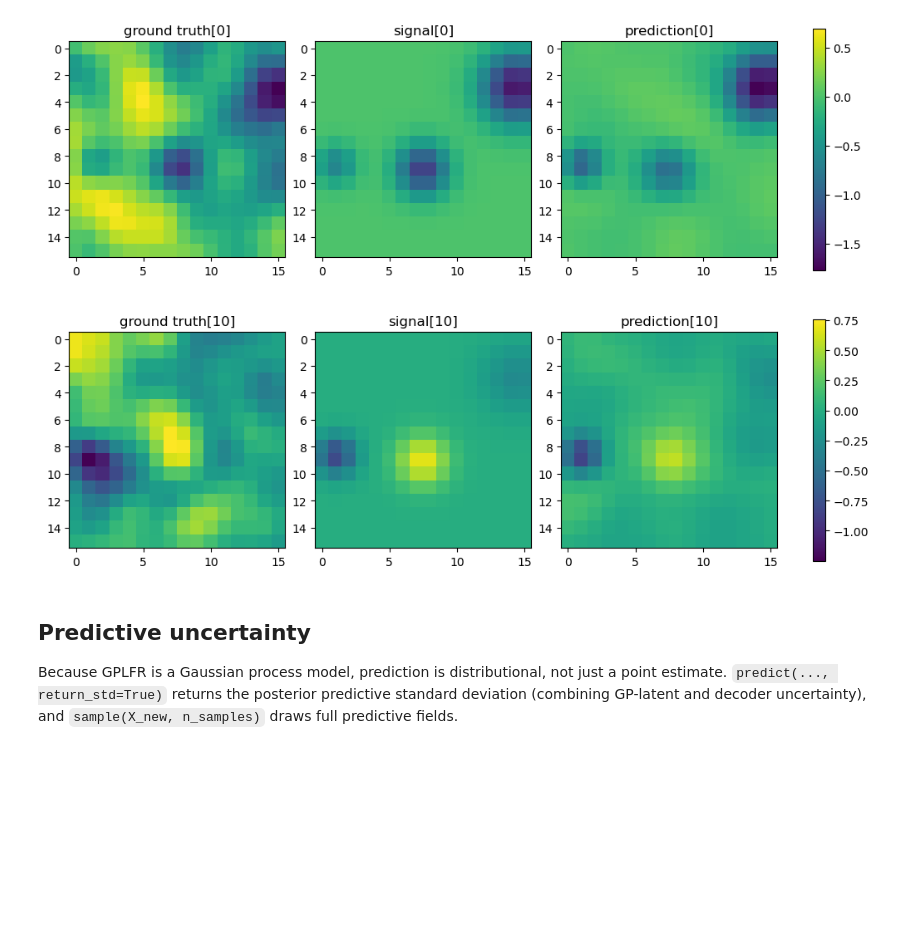
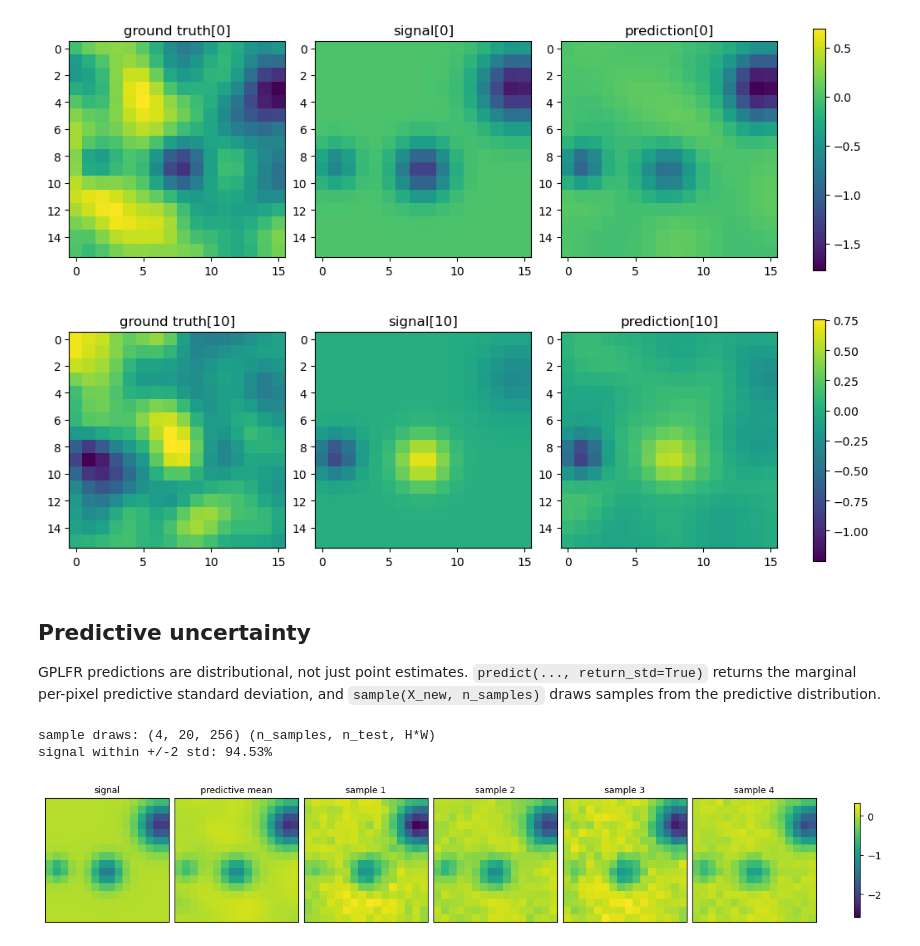
Before and after one commit to edstevenson/GPLFR, a Jupyter notebook: demos/quickstart.ipynb, the cells around one changed output. Saved outputs shown, nothing was run; the diff lists cells and outputs as text; code cells hidden in the pictures; blank space fills up the shorter version.

```diff
--- a/demos/quickstart.ipynb
+++ b/demos/quickstart.ipynb
@@ -81,25 +81,35 @@ plt.show()
 # %% [markdown]
 ## Predictive uncertainty
 
-Because GPLFR is a Gaussian process model, prediction is distributional, not just a
-point estimate. `predict(..., return_std=True)` returns the posterior predictive
-standard deviation (combining GP-latent and decoder uncertainty), and
-`sample(X_new, n_samples)` draws full predictive fields.
+GPLFR predictions are distributional, not just point estimates.
+`predict(..., return_std=True)` returns the marginal per-pixel
+predictive standard deviation, and
+`sample(X_new, n_samples)` draws samples from the predictive distribution.
 # %%
 X_test_t = torch.from_numpy(X_test)
 mean, std = model.predict(X_test_t, return_std=True)
-draws = model.sample(X_test_t, n_samples=200, seed=0)
-
-# Calibration sanity check: how often the signal falls within +/- 2 std of the mean.
-within_2std = np.mean(np.abs(Y_sig_test - mean) <= 2.0 * std)
-print(f"signal within +/-2 std: {within_2std:.2%}   mean predictive std: {std.mean():.3f}")
+draws = model.sample(X_test_t, n_samples=4, seed=0)
 print(f"sample draws: {draws.shape} (n_samples, n_test, H*W)")
 
-idx = 0
-fields = ((Y_sig_test[idx].reshape(H, W), "signal"), (mean[idx].reshape(H, W), "predictive mean"), (std[idx].reshape(H, W), "predictive std"))
-fig, axes = plt.subplots(1, 3, figsize=(10, 3.2), constrained_layout=True)
-for ax, (field, title) in zip(axes, fields):
-    im = ax.imshow(field, cmap="viridis")
-    ax.set_title(title)
-    fig.colorbar(im, ax=ax, shrink=0.8)
+# Marginal calibration: how often the signal falls within +/- 2 std of the mean.
+within_2std = np.mean(np.abs(Y_sig_test - mean) <= 2.0 * std)
+print(f"signal within +/-2 std: {within_2std:.2%}")
+
+# Predictive samples vary in a structured, spatially correlated way around the mean.
+idx = -1
+panels = [(Y_sig_test[idx].reshape(H, W), "signal"), (mean[idx].reshape(H, W), "predictive mean")]
+panels += [(draws[s, idx].reshape(H, W), f"sample {s + 1}") for s in range(draws.shape[0])]
+vmin = min(float(field.min()) for field, _ in panels)
+vmax = max(float(field.max()) for field, _ in panels)
+fig, axes = plt.subplots(1, len(panels), figsize=(2.0 * len(panels), 2.4), constrained_layout=True)
+for ax, (field, title) in zip(axes, panels):
+    im = ax.imshow(field, cmap="viridis", vmin=vmin, vmax=vmax)
+    ax.set_title(title, fontsize=9)
+    ax.set_xticks([])
+    ax.set_yticks([])
+fig.colorbar(im, ax=axes, shrink=0.7)
 plt.show()
+# %% [output]
+sample draws: (4, 20, 256) (n_samples, n_test, H*W)
+signal within +/-2 std: 94.53%
+[figure, added]
```
Also changed, not shown: 9 other files.
